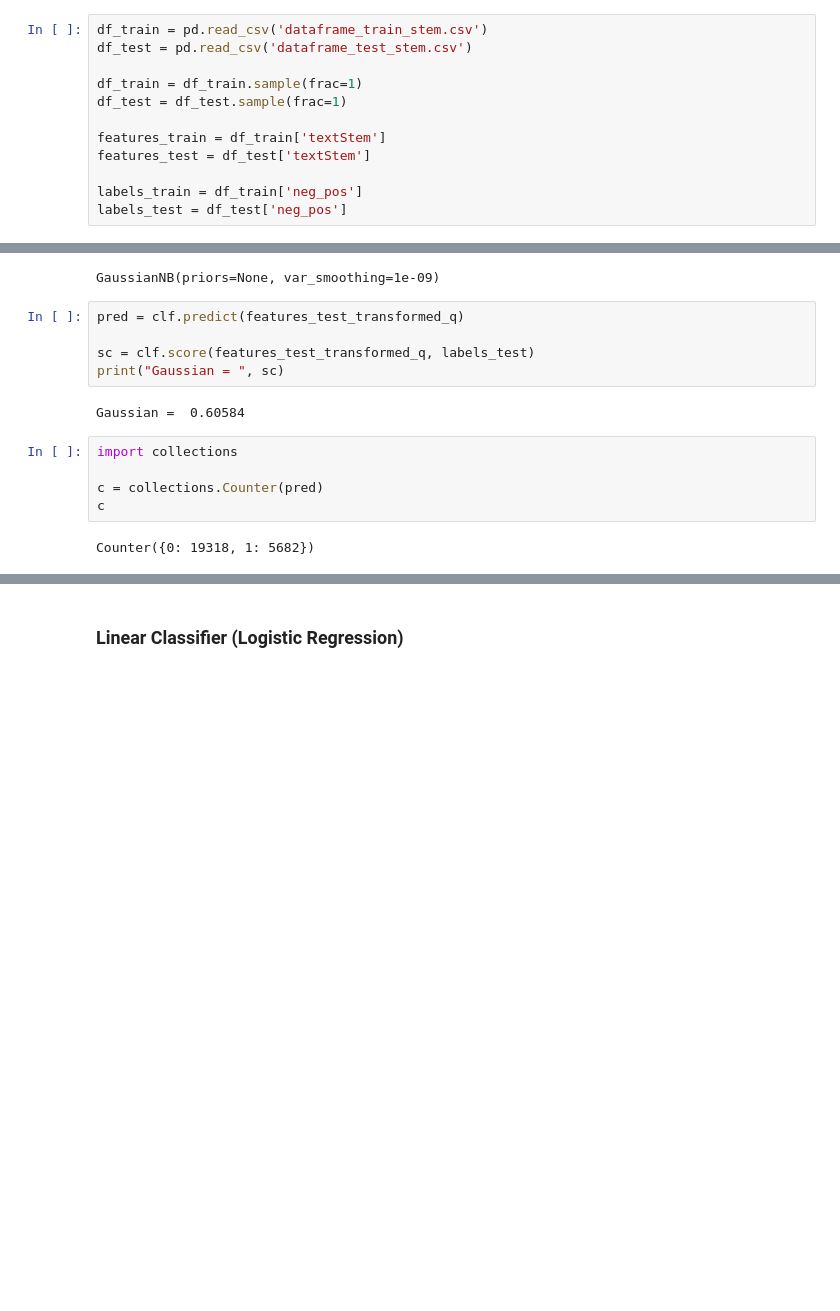
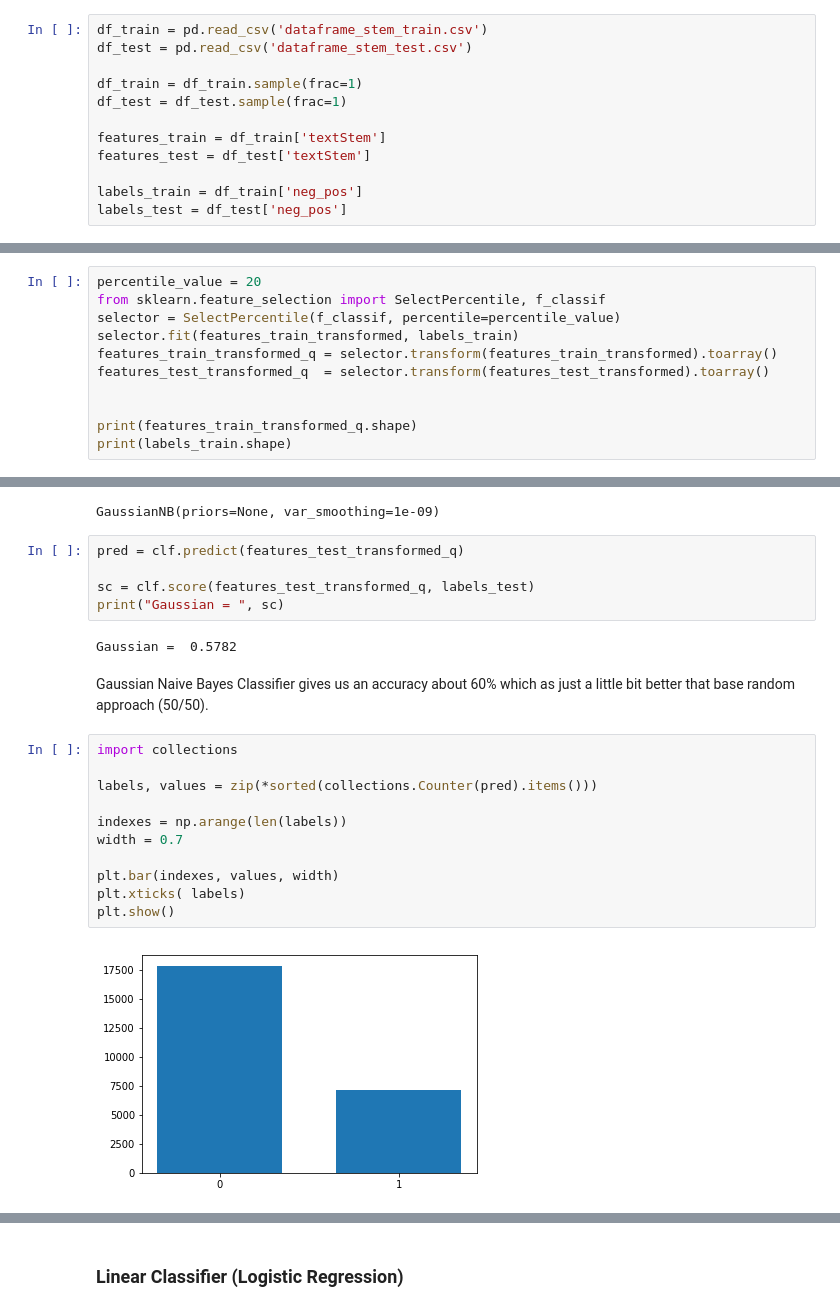
Before and after one commit to Azmitrok/DataSciencePractice, a Jupyter notebook: MyDataScience/Dima_DataAnalysis/SentimentPolarity/SentimentPolarity.ipynb, the cells around one changed output, grey strips where cells are left out. Saved outputs shown, nothing was run; the diff lists cells and outputs as text; blank space fills up the shorter version.

```diff
--- a/MyDataScience/Dima_DataAnalysis/SentimentPolarity/SentimentPolarity.ipynb
+++ b/MyDataScience/Dima_DataAnalysis/SentimentPolarity/SentimentPolarity.ipynb
@@ -97,6 +68,6 @@ df[["neg_pos","textStem"]].to_csv("dataframe_train_stem.csv", index=False, quoti
 # %%
-df_train = pd.read_csv('dataframe_train_stem.csv')
-df_test = pd.read_csv('dataframe_test_stem.csv')
+df_train = pd.read_csv('dataframe_stem_train.csv')
+df_test = pd.read_csv('dataframe_stem_test.csv')
 
 df_train = df_train.sample(frac=1)
 df_test = df_test.sample(frac=1)
@@ -108,0 +96,11 @@ labels_test = df_test['neg_pos']
+# %%
+percentile_value = 20
+from sklearn.feature_selection import SelectPercentile, f_classif
+selector = SelectPercentile(f_classif, percentile=percentile_value)
+selector.fit(features_train_transformed, labels_train)
+features_train_transformed_q = selector.transform(features_train_transformed).toarray()
+features_test_transformed_q  = selector.transform(features_test_transformed).toarray()
+
+
+print(features_train_transformed_q.shape)
+print(labels_train.shape)
@@ -140,11 +123,19 @@ pred = clf.predict(features_test_transformed_q)
 sc = clf.score(features_test_transformed_q, labels_test)
 print("Gaussian = ", sc)
 # %% [output]
-Gaussian =  0.60584
+Gaussian =  0.5782
-# %%
-import collections
-
-c = collections.Counter(pred)
-c
-# %% [output]
-Counter({0: 19318, 1: 5682})
+# %% [markdown]
+Gaussian Naive Bayes Classifier gives us an accuracy about 60% which as just a little bit better that base random approach (50/50).
+# %%
+import collections
+
+labels, values = zip(*sorted(collections.Counter(pred).items()))
+
+indexes = np.arange(len(labels))
+width = 0.7
+
+plt.bar(indexes, values, width)
+plt.xticks( labels)
+plt.show()
+# %% [output]
+[figure, added]
```
Also changed, not shown: parts of 38 cells of this notebook, 2 other files.
